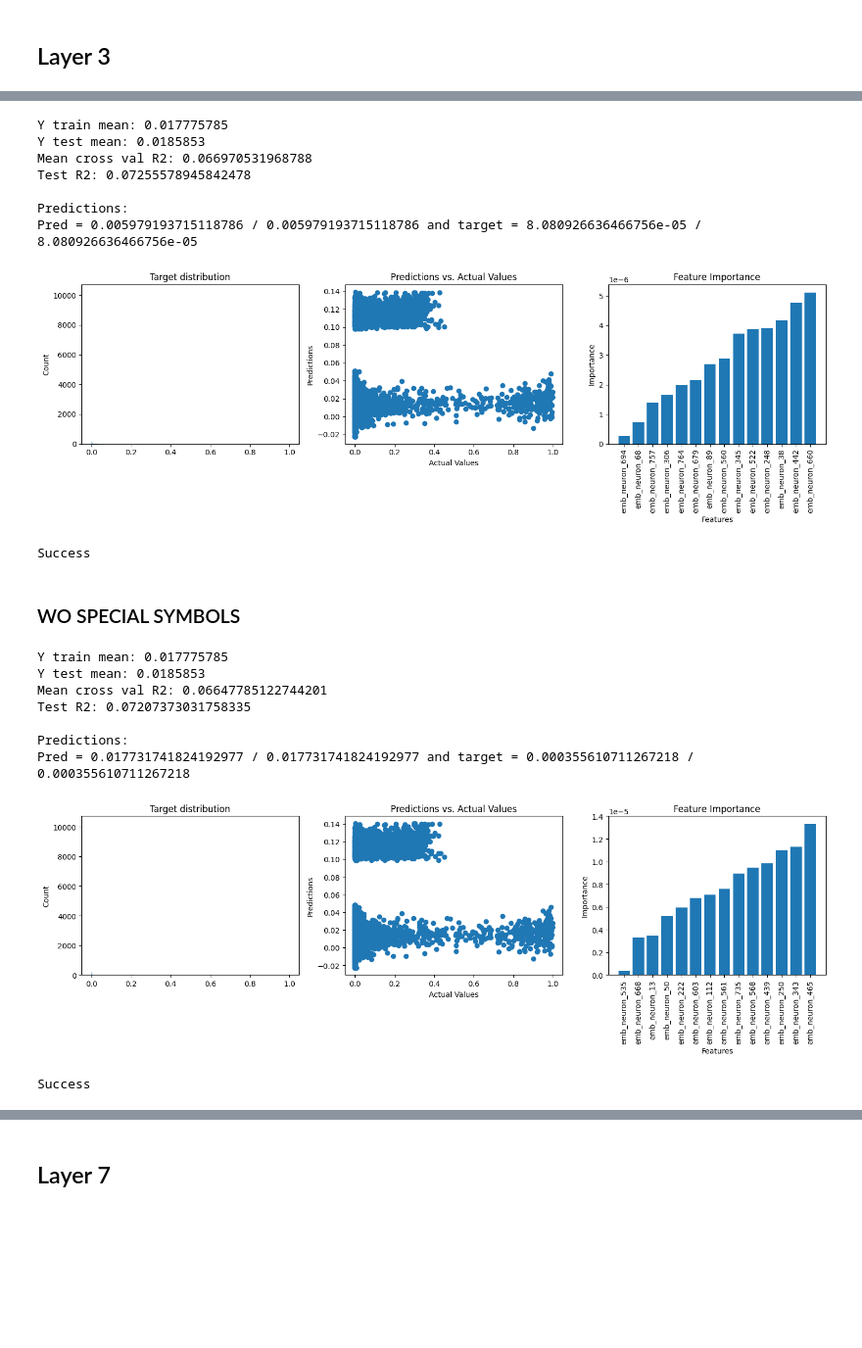
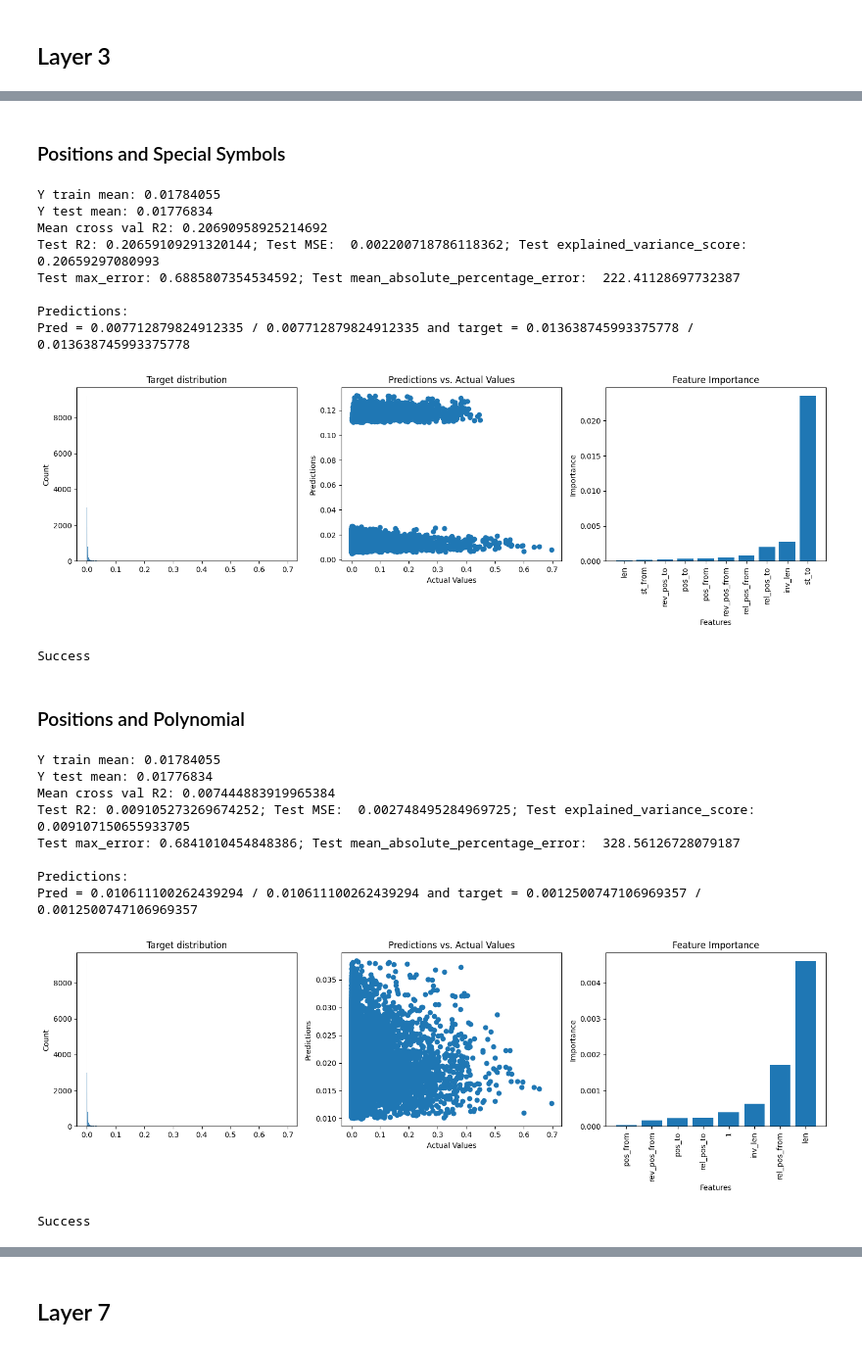
Before and after one commit to JetBrains-Research/effective-inference, a Jupyter notebook: notebooks/PredictBertAttention.ipynb, the cells around one changed output, grey strips where cells are left out. Shown at 98% size. Drawn from its saved outputs; the diff is of its cells as text; code cells hidden in the pictures; blank space fills up the shorter version.

```diff
--- a/notebooks/PredictBertAttention.ipynb
+++ b/notebooks/PredictBertAttention.ipynb
@@ -350,7 +475,11 @@ Success
 # %% [markdown]
 ## Layer 3
 # %%
-X_train, y_train, X_test, y_test = get_dataset_for_regression(layer=3, head_num=0)
+X_train, y_train, X_test, y_test = get_dataset_for_regression(layer=3, head_num=3)
 X_train, y_train, X_test, y_test = np.array(X_train), np.array(y_train), np.array(X_test), np.array(y_test)
+data = {i: '' for i in cols}
+data['layer'] = 3
+data['head'] = 3
+data['model_name'] = 'Ridge'
 X_train.shape, X_test.shape
 # %% [output]
@@ -359,0 +574,10 @@ X_train.shape, X_test.shape
+# %%
+feature_names = {'pos_from': [0], 'pos_to':[1], 'len': [4],
+                 'inv_len': [5], 'rel_pos_from': [6], 'rel_pos_to': [7],
+                 'rev_pos_from': [8], 'rev_pos_to': [9]}
+feature_names = list(feature_names) + [f'emb_to_neuron_{i}' for i in range(10,778)]+[f'emb_from_neuron_{i}' for i in range(778,1546)]
+
+lst_features = [0, 1, 4, 5, 6, 7, 8, 9] + list(range(10,1546))
+data['features'] = 'emb_to, emb_from, pos'
+learn(pipe, id_scaler, id_scaler, X_train[:, lst_features], y_train, X_test[:, lst_features], y_test,feature_names)
+print('Success')
@@ -359,0 +597,11 @@ X_train.shape, X_test.shape
+# %%
+feature_names = {'pos_from': [0], 'pos_to':[1], 'st_from': [2], 'st_to':[3], 'len': [4],
+                 'inv_len': [5], 'rel_pos_from': [6], 'rel_pos_to': [7],
+                 'rev_pos_from': [8], 'rev_pos_to': [9]}
+feature_names = list(feature_names) + [f'emb_neuron_{i}' for i in range(10,778)]
+
+lst_features = [0, 1, 2, 3, 4, 5, 6, 7, 8, 9] + list(range(10,778))
+data['features'] = 'emb_to, pos, st_to, st_from'
+
+learn(pipe, id_scaler, id_scaler, X_train[:, lst_features], y_train, X_test[:, lst_features], y_test, feature_names)
+print('Success')
@@ -360,43 +619,53 @@ X_train.shape, X_test.shape
+# %% [markdown]
+### Positions and Special Symbols
 # %%
-
 feature_names = {'pos_from': [0], 'pos_to':[1], 'st_from': [2], 'st_to':[3], 'len': [4],
                  'inv_len': [5], 'rel_pos_from': [6], 'rel_pos_to': [7],
                  'rev_pos_from': [8], 'rev_pos_to': [9]}
-feature_names = list(feature_names) + [f'emb_neuron_{i}' for i in range(10,778)]
+feature_names = list(feature_names) #+ [f'emb_neuron_{i}' for i in range(10,778)]
 
-lst_features = [0, 1, 2, 3, 4, 5, 6, 7, 8, 9] + list(range(10,778))
-
+lst_features = [0, 1, 2, 3, 4, 5, 6, 7, 8, 9] #+ list(range(10,778))
+data['features'] = 'pos, st_to, st_from'
 learn(pipe, id_scaler, id_scaler, X_train[:, lst_features], y_train, X_test[:, lst_features], y_test,feature_names)
 print('Success')
 # %% [output]
-Y train mean: 0.017775785
-Y test mean: 0.0185853
-Mean cross val R2: 0.066970531968788
-Test R2: 0.07255578945842478
+Y train mean: 0.01784055
+Y test mean: 0.01776834
+Mean cross val R2: 0.20690958925214692
+Test R2: 0.20659109291320144; Test MSE:  0.002200718786118362; Test explained_variance_score: 0.20659297080993
+Test max_error: 0.6885807354534592; Test mean_absolute_percentage_error:  222.41128697732387
 
 Predictions:
-Pred = 0.005979193715118786 / 0.005979193715118786 and target = 8.080926636466756e-05 / 8.080926636466756e-05
+Pred = 0.007712879824912335 / 0.007712879824912335 and target = 0.013638745993375778 / 0.013638745993375778
-[figure, old version]
+[figure, new version]
 Success
-# %% [markdown]
-### WO SPECIAL SYMBOLS
+# %% [markdown]
+### Positions and Polynomial
 # %%
+data['features'] = 'pos, poly'
+
 feature_names = {'pos_from': [0], 'pos_to':[1], 'len': [4],
                  'inv_len': [5], 'rel_pos_from': [6], 'rel_pos_to': [7],
                  'rev_pos_from': [8], 'rev_pos_to': [9]}
-feature_names = list(feature_names) + [f'emb_neuron_{i}' for i in range(10,778)]
+feature_names = list(feature_names) #+ [f'emb_neuron_{i}' for i in range(10,778)]
 
-lst_features = [0, 1, 4, 5, 6, 7, 8, 9] + list(range(10,778))
+lst_features = [0, 1, 4, 5, 6, 7, 8, 9] #+ list(range(10,778))
+poly_transform = PolynomialFeatures(degree=4)
+X_train_poly = poly_transform.fit_transform(X_train[:, lst_features])
+X_test_poly = poly_transform.transform(X_test[:, lst_features])
+
+feature_names = poly_transform.get_feature_names_out(feature_names)
 
 learn(pipe, id_scaler, id_scaler, X_train[:, lst_features], y_train, X_test[:, lst_features], y_test,feature_names)
 print('Success')
 # %% [output]
-Y train mean: 0.017775785
-Y test mean: 0.0185853
-Mean cross val R2: 0.06647785122744201
-Test R2: 0.07207373031758335
+Y train mean: 0.01784055
+Y test mean: 0.01776834
+Mean cross val R2: 0.007444883919965384
+Test R2: 0.009105273269674252; Test MSE:  0.002748495284969725; Test explained_variance_score: 0.009107150655933705
+Test max_error: 0.6841010454848386; Test mean_absolute_percentage_error:  328.56126728079187
 
 Predictions:
-Pred = 0.017731741824192977 / 0.017731741824192977 and target = 0.000355610711267218 / 0.000355610711267218
+Pred = 0.010611100262439294 / 0.010611100262439294 and target = 0.0012500747106969357 / 0.0012500747106969357
-[figure, old version]
+[figure, new version]
 Success
```
Also changed, not shown: parts of 127 cells of this notebook, 6 other files.
